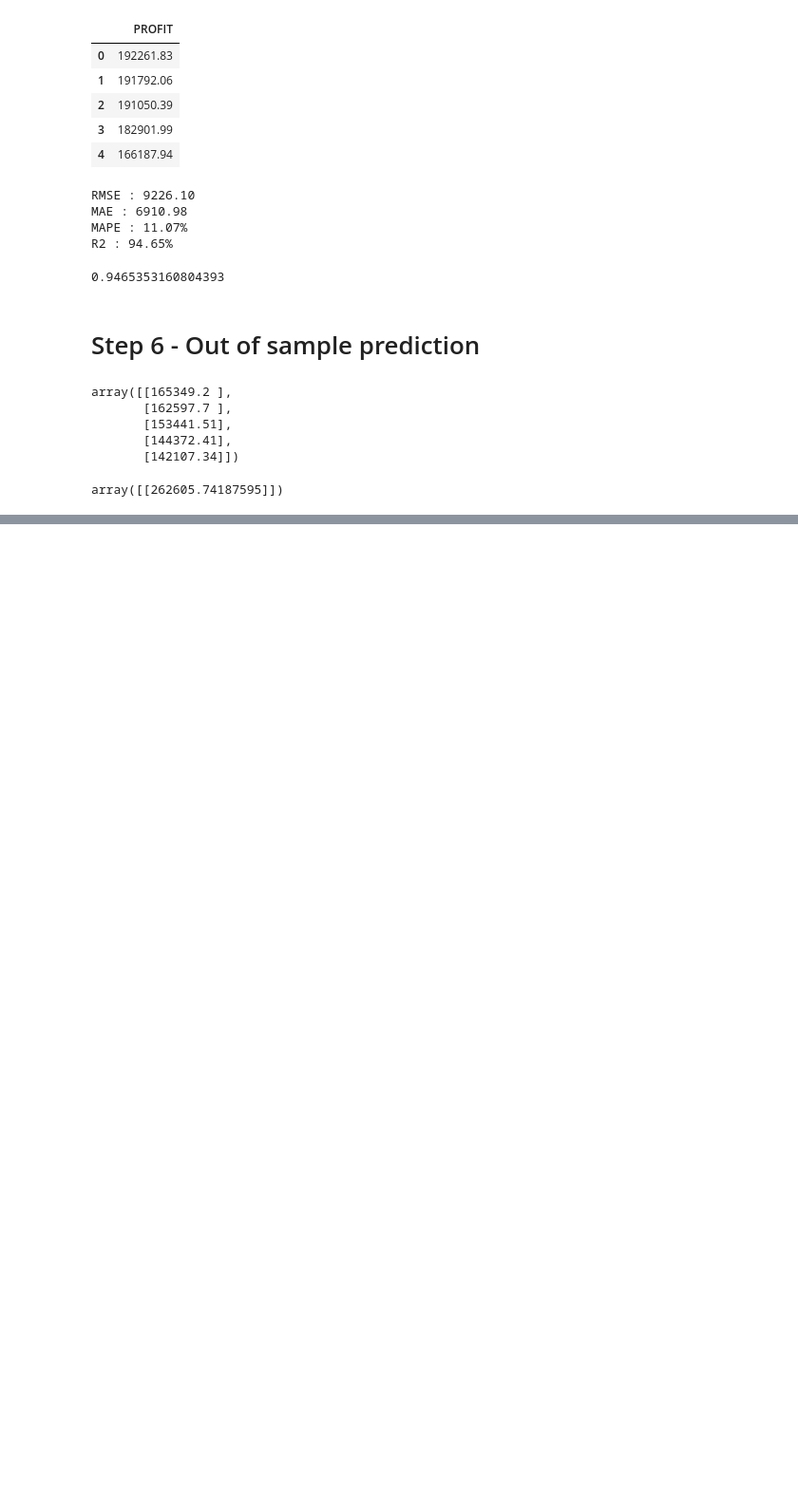
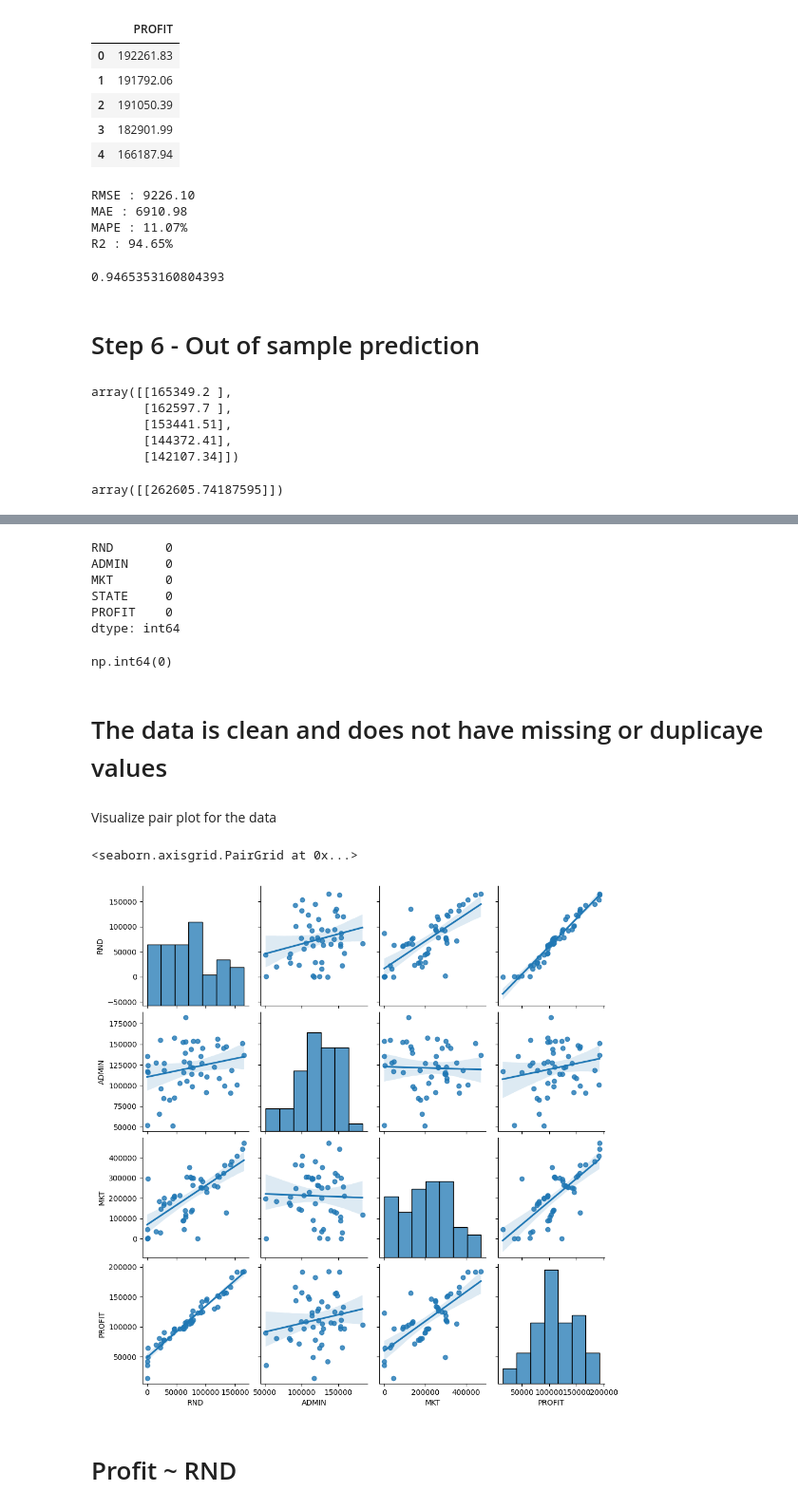
Before and after one commit to Aboli-2002/Machine_Learning, a Jupyter notebook: P1 Simple Linear Regression/SLR.ipynb, the cells around one changed output, grey strips where cells are left out. Shown at 95% size. Drawn from its saved outputs; the diff is of its cells as text; code cells hidden in the pictures; blank space fills up the shorter version.

```diff
--- a/P1 Simple Linear Regression/SLR.ipynb
+++ b/P1 Simple Linear Regression/SLR.ipynb
@@ -202,0 +212,5 @@ array([[262605.74187595]])
+# %%
+import pandas as pd
+
+df = pd.read_csv("50_Startups.csv")
+df.head()
@@ -202,0 +241,28 @@ array([[262605.74187595]])
+# %%
+# Cheack missing values in dataframe
+df.isna().sum()
+# %% [output]
+RND       0
+ADMIN     0
+MKT       0
+STATE     0
+PROFIT    0
+dtype: int64
+# %%
+# Check duplicate rows
+df.duplicated().sum()
+# %% [output]
+np.int64(0)
+# %% [markdown]
+# The data is clean and does not have missing or duplicaye values
+# %% [markdown]
+Visualize pair plot for the data
+# %%
+import seaborn as sns
+
+sns.pairplot(df, kind="reg")
+# %% [output]
+<seaborn.axisgrid.PairGrid at 0x...>
+[figure, added]
+# %% [markdown]
+# Profit ~ RND
```
Also changed, not shown: parts of 8 cells of this notebook, 7 other files.
